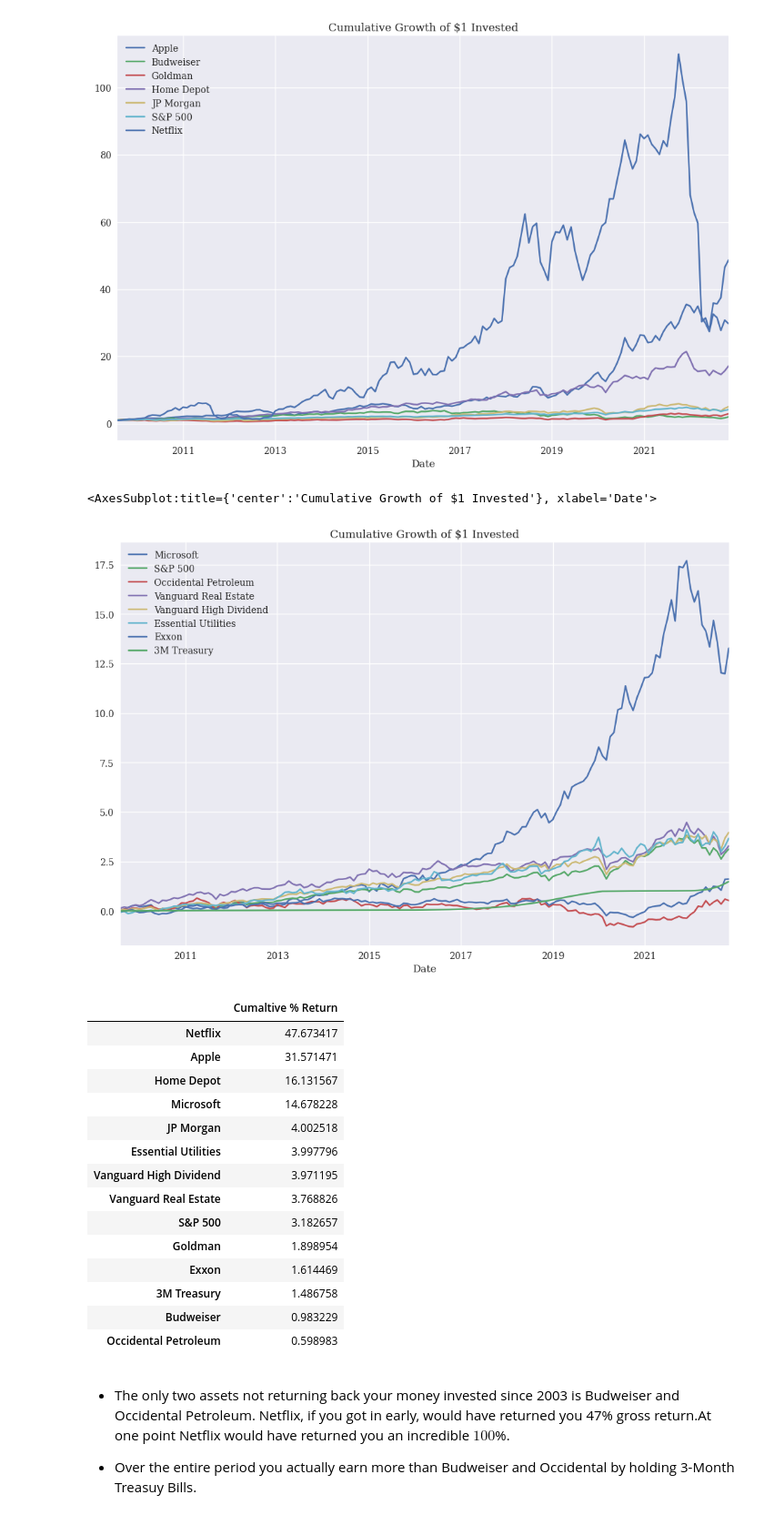
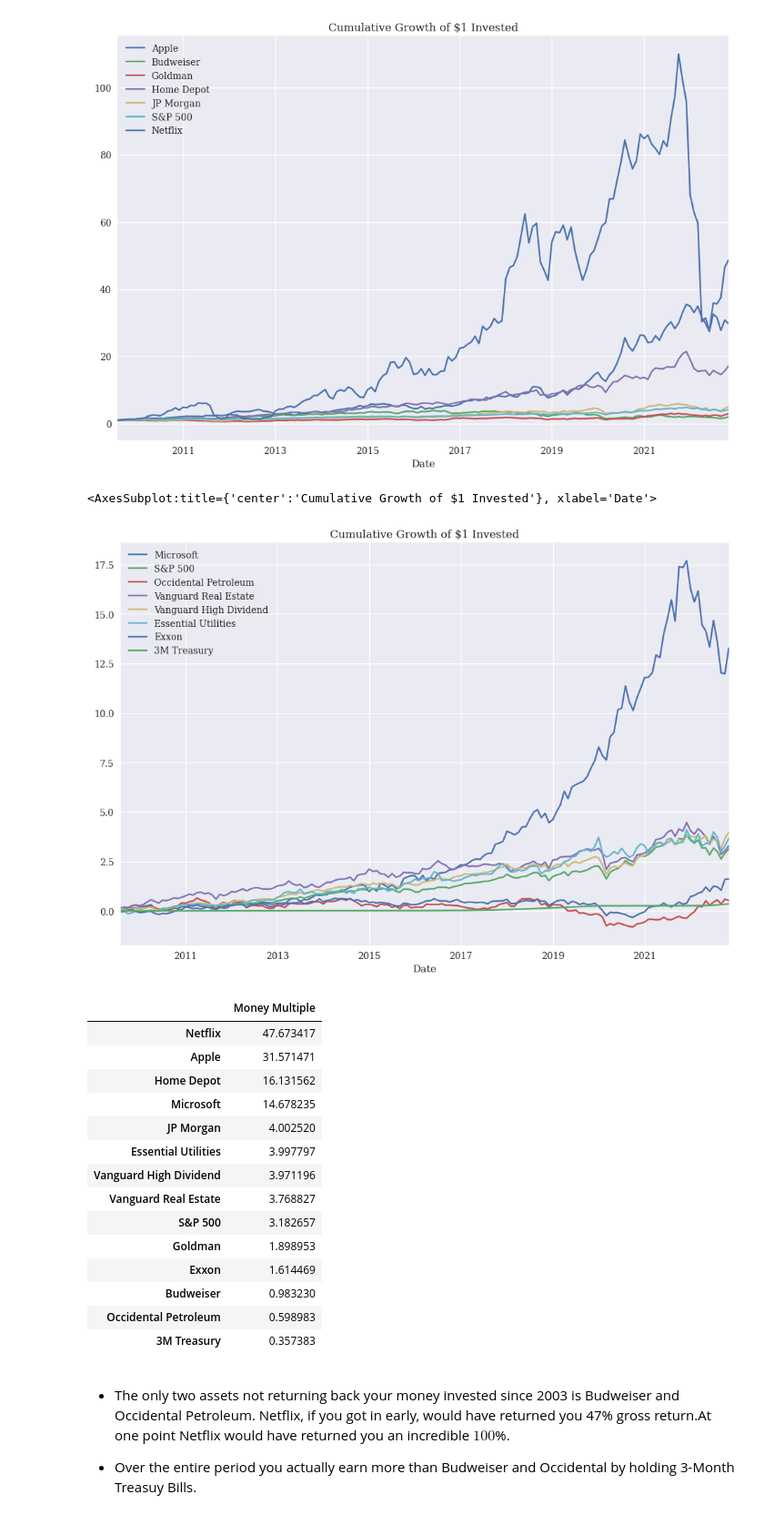
Before and after one commit to dcstein22/economics, a Jupyter notebook: tommy_new_portfolio.ipynb, the cells around one changed output. Shown: that part at 91% size. Saved outputs shown, nothing was run; the diff lists cells and outputs as text; code cells hidden in the pictures.

```diff
--- a/tommy_new_portfolio.ipynb
+++ b/tommy_new_portfolio.ipynb
@@ -73,6 +73,7 @@ end = "2022-12-01"
 rf = pd.DataFrame(yf.download('^IRX', start = start, interval = '1mo', end = end)['Adj Close'])
 rf.dropna(inplace = True)
 rf = rf *(10**-2)
+rf = rf/3
 rf.columns = ['3M Treasury']
 adj_close = pd.DataFrame(yf.download(tickers, start,interval = '1mo', end = end)["Adj Close"])
 adj_close.dropna(inplace = True)
@@ -120,27 +121,27 @@ pd.DataFrame([rets.columns, rets.mean()*12], index = ['Asset', 'Yearly Return'])
 ((((1+rets[['Microsoft','S&P 500', 'Occidental Petroleum','Vanguard Real Estate','Vanguard High Dividend','Essential Utilities','Exxon', '3M Treasury']])).cumprod())-1).plot(title = "Cumulative Growth of $1 Invested",figsize=(12,8))
 # %% [output]
 <AxesSubplot:title={'center':'Cumulative Growth of $1 Invested'}, xlabel='Date'>
-[figure, old version]
+[figure, new version]
 # %%
 cum_returns = (((1+rets).cumprod())-1)
-cum_returns = pd.DataFrame((cum_returns.tail().max()).sort_values(ascending=False), columns = ['Cumaltive % Return'])
+cum_returns = pd.DataFrame((cum_returns.tail().max()).sort_values(ascending=False), columns = ['Money Multiple'])
 cum_returns
 # %% [output]
-|  | Cumaltive % Return |
+|  | Money Multiple |
 | Netflix | 47.673417 |
 | Apple | 31.571471 |
-| Home Depot | 16.131567 |
-| Microsoft | 14.678228 |
-| JP Morgan | 4.002518 |
-| Essential Utilities | 3.997796 |
-| Vanguard High Dividend | 3.971195 |
-| Vanguard Real Estate | 3.768826 |
+| Home Depot | 16.131562 |
+| Microsoft | 14.678235 |
+| JP Morgan | 4.002520 |
+| Essential Utilities | 3.997797 |
+| Vanguard High Dividend | 3.971196 |
+| Vanguard Real Estate | 3.768827 |
 | S&P 500 | 3.182657 |
-| Goldman | 1.898954 |
+| Goldman | 1.898953 |
 | Exxon | 1.614469 |
-| 3M Treasury | 1.486758 |
-| Budweiser | 0.983229 |
+| Budweiser | 0.983230 |
 | Occidental Petroleum | 0.598983 |
+| 3M Treasury | 0.357383 |
 # %% [markdown]
 - The only two assets not returning back your money invested since 2003 is Budweiser and Occidental Petroleum. Netflix, if you got in early, would have returned you 47% gross return.At one point Netflix would have returned you an incredible $100$%.
 
```
Also changed, not shown: parts of 15 cells of this notebook, 2 other files.
